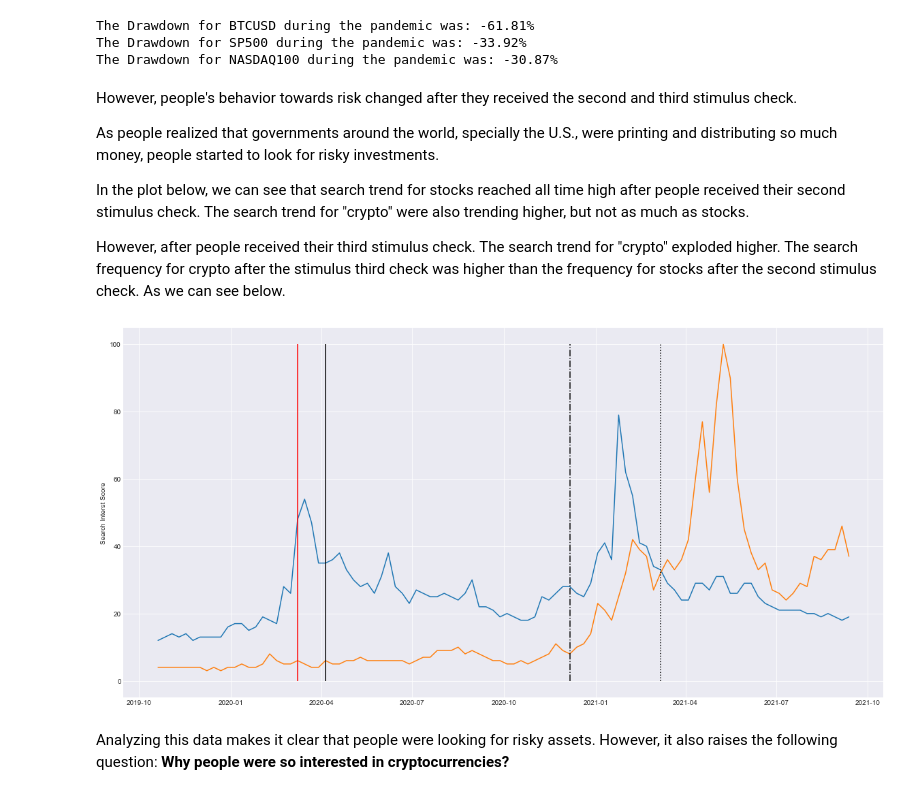
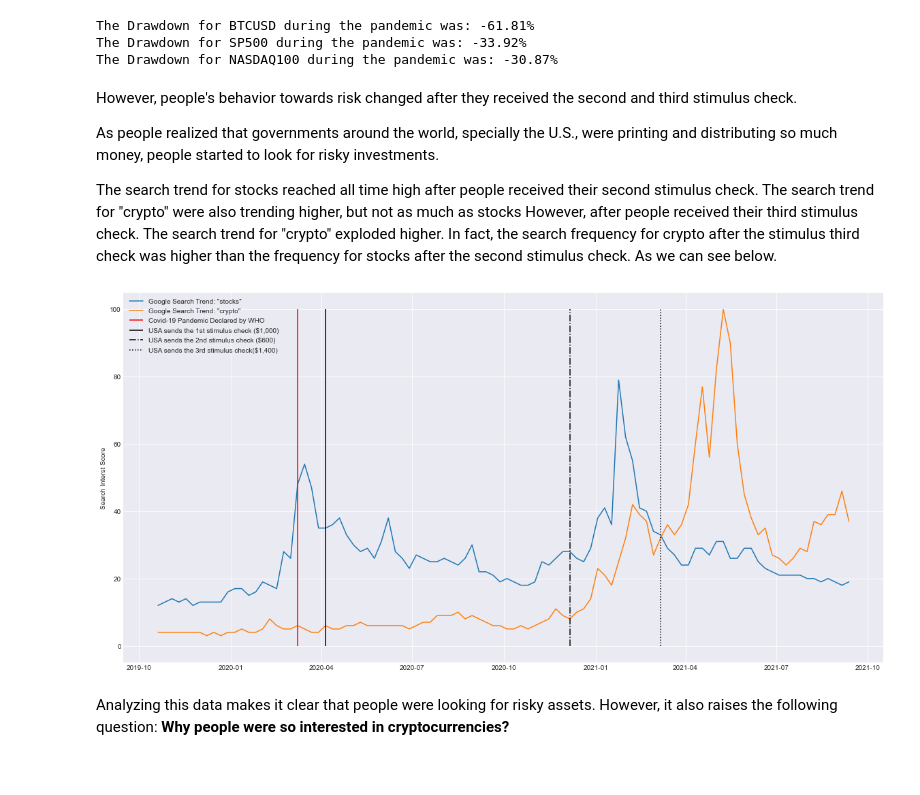
Before and after one commit to joaofelipemb/Bitcoin-Analysis, a Jupyter notebook: bitcoin_analysis2.ipynb, the cells around one changed output. Cells and saved outputs as stored; diff of their text form; code cells hidden in the pictures.

```diff
--- a/bitcoin_analysis2.ipynb
+++ b/bitcoin_analysis2.ipynb
@@ -109,9 +109,7 @@ However, people's behavior towards risk changed after they received the second a
 
 As people realized that governments around the world, specially the U.S., were printing and distributing so much money, people started to look for risky investments.
 
-In the plot below, we can see that search trend for stocks reached all time high after people received their second stimulus check. The search trend for "crypto" were also trending higher, but not as much as stocks.
-
-However, after people received their third stimulus check. The search trend for "crypto" exploded higher. The search frequency for crypto after the stimulus third check was higher than the frequency for stocks after the second stimulus check. As we can see below.
+The search trend for stocks reached all time high after people received their second stimulus check. The search trend for "crypto" were also trending higher, but not as much as stocks However, after people received their third stimulus check. The search trend for "crypto" exploded higher. In fact, the search frequency for crypto after the stimulus third check was higher than the frequency for stocks after the second stimulus check. As we can see below.
 # %%
 # Plotting Google Trends Data
 fig, ax = plt.subplots(figsize=(20,10))
@@ -126,34 +124,35 @@ ax.plot(stocks_crypto_trend['crypto'][20:120],
 ax.vlines(stocks_crypto_trend.index.to_frame().loc['3/8/2020'],
         ymax=100,
         ymin=0,
         color= 'red',
         label="Covid-19 Pandemic Declared by WHO",
         linestyle='solid')
 ax.vlines(stocks_crypto_trend.index.to_frame().loc['4/5/2020'],
         ymax=100,
         ymin=0,
         color= 'black',
         label="USA sends the 1st stimulus check ($1,000)",
         linestyle='solid')
 ax.vlines(stocks_crypto_trend.index.to_frame().loc['12/6/2020'],
         ymax=100,
         ymin=0,
         color= 'black',
         label="USA sends the 2nd stimulus check ($600)",
         linestyle='dashdot')
 ax.vlines(stocks_crypto_trend.index.to_frame().loc['3/7/2021'],
         ymax=100,
         ymin=0,
         color= 'black',
         label="USA sends the 3rd stimulus check($1,400)",
         linestyle='dotted')
 
 # Plot label
 ax.set_ylabel("Search Interst Score")
+ax.legend()
 
 None
 # %% [output]
-[figure, old version]
+[figure, new version]
 # %% [markdown]
 Analyzing this data makes it clear that people were looking for risky assets. However, it also raises the following question: <b> Why people were so interested in cryptocurrencies? </b>
 # %% [markdown]
```
Also changed, not shown: parts of 38 cells of this notebook, 3 other files.
